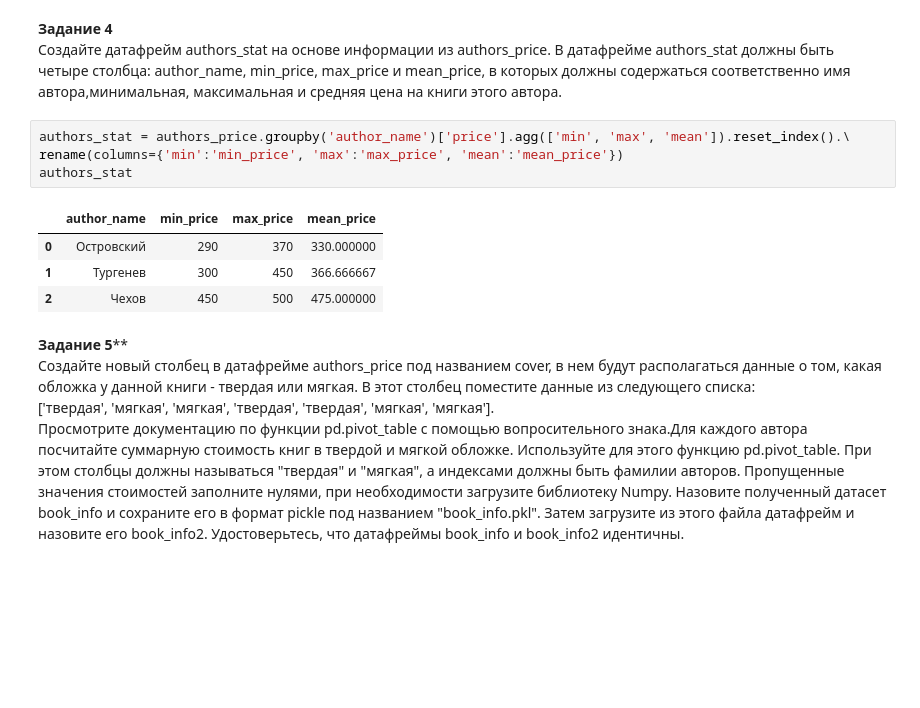
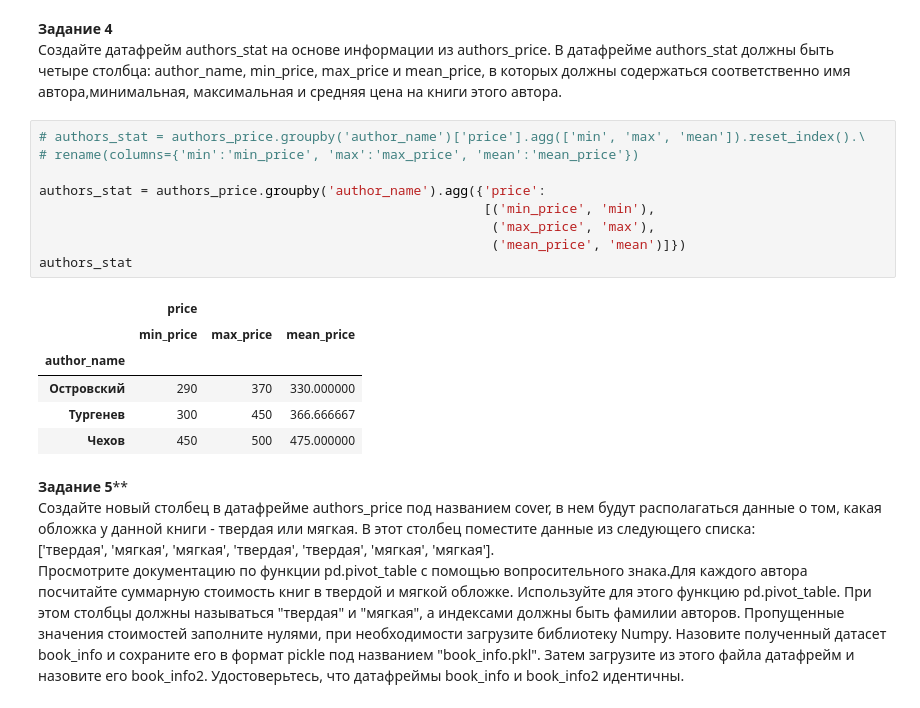
Before and after one commit to kate-ds/Libraries_Python_for_DS, a Jupyter notebook: lesson1/Pandas_Homework.ipynb, the cells around one changed output. Drawn from its saved outputs; the diff is of its cells as text; blank space fills up the shorter version.

```diff
--- a/lesson1/Pandas_Homework.ipynb
+++ b/lesson1/Pandas_Homework.ipynb
@@ -61,14 +61,21 @@ top5
 author_name, min_price, max_price и mean_price,
 в которых должны содержаться соответственно имя автора,минимальная, максимальная и средняя цена на книги этого автора.
 # %%
-authors_stat = authors_price.groupby('author_name')['price'].agg(['min', 'max', 'mean']).reset_index().\
-rename(columns={'min':'min_price', 'max':'max_price', 'mean':'mean_price'})
+# authors_stat = authors_price.groupby('author_name')['price'].agg(['min', 'max', 'mean']).reset_index().\
+# rename(columns={'min':'min_price', 'max':'max_price', 'mean':'mean_price'})
+
+authors_stat = authors_price.groupby('author_name').agg({'price':
+                                                         [('min_price', 'min'),
+                                                          ('max_price', 'max'),
+                                                          ('mean_price', 'mean')]})
 authors_stat
 # %% [output]
-|  | author_name | min_price | max_price | mean_price |
-| 0 | Островский | 290 | 370 | 330.000000 |
-| 1 | Тургенев | 300 | 450 | 366.666667 |
-| 2 | Чехов | 450 | 500 | 475.000000 |
+|  | price |  |  |
+|  | min_price | max_price | mean_price |
+| author_name |  |  |  |
+| Островский | 290 | 370 | 330.000000 |
+| Тургенев | 300 | 450 | 366.666667 |
+| Чехов | 450 | 500 | 475.000000 |
 # %% [markdown]
 **Задание 5****
 Создайте новый столбец в датафрейме authors_price под названием cover, в нем будут располагаться данные о том, какая обложка у данной книги - твердая или мягкая. В этот столбец поместите данные из следующего списка:
```
Also changed, not shown: parts of 2 cells of this notebook, 1 other file.
